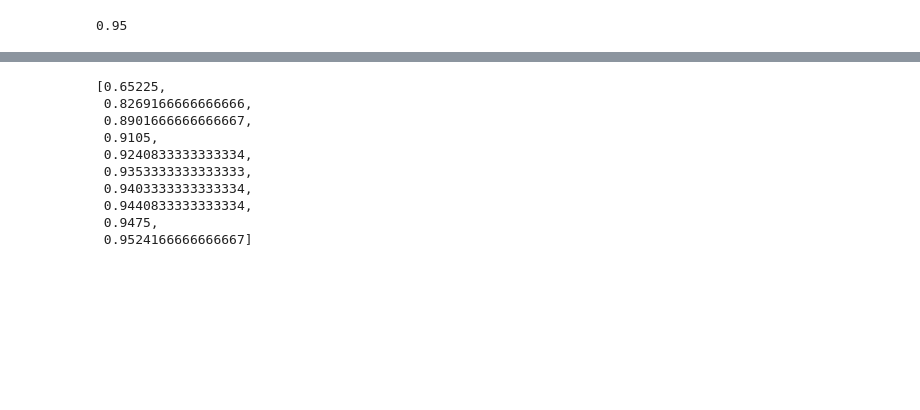
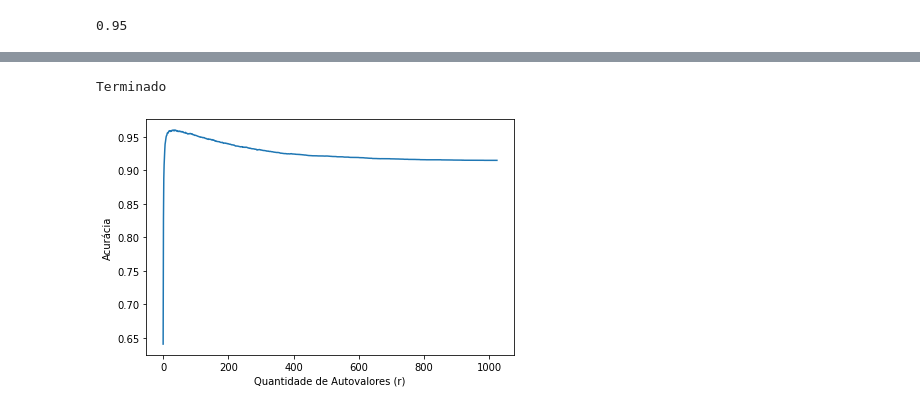
Before and after one commit to diascarolina/fundamentos-analise-dados, a Jupyter notebook: trabalho02_classificacao/trabalho02.ipynb, the cells around one changed output, grey strips where cells are left out. Cells and saved outputs as stored; diff of their text form; code cells hidden in the pictures; blank space fills up the shorter version.

```diff
--- a/trabalho02_classificacao/trabalho02.ipynb
+++ b/trabalho02_classificacao/trabalho02.ipynb
@@ -304,13 +393,15 @@ time: 5.867219924926758 seconds
 # %%
-accuracy_svd
+with open('accuracy_svd.txt', 'w') as fp:
+    for item in accuracy_svd:
+        fp.write("%s\n" % item)
+print('Terminado')
 # %% [output]
-[0.65225,
- 0.8269166666666666,
- 0.8901666666666667,
- 0.9105,
- 0.9240833333333334,
- 0.9353333333333333,
- 0.9403333333333334,
- 0.9440833333333334,
- 0.9475,
- 0.9524166666666667]
+Terminado
+# %%
+plt.plot(accuracy_svd)
+plt.ylabel('Acurácia')
+plt.xlabel('Quantidade de Autovalores (r)')
+plt.tight_layout()
+plt.show()
+# %% [output]
+[figure, added]
```
Also changed, not shown: parts of 19 cells of this notebook.
